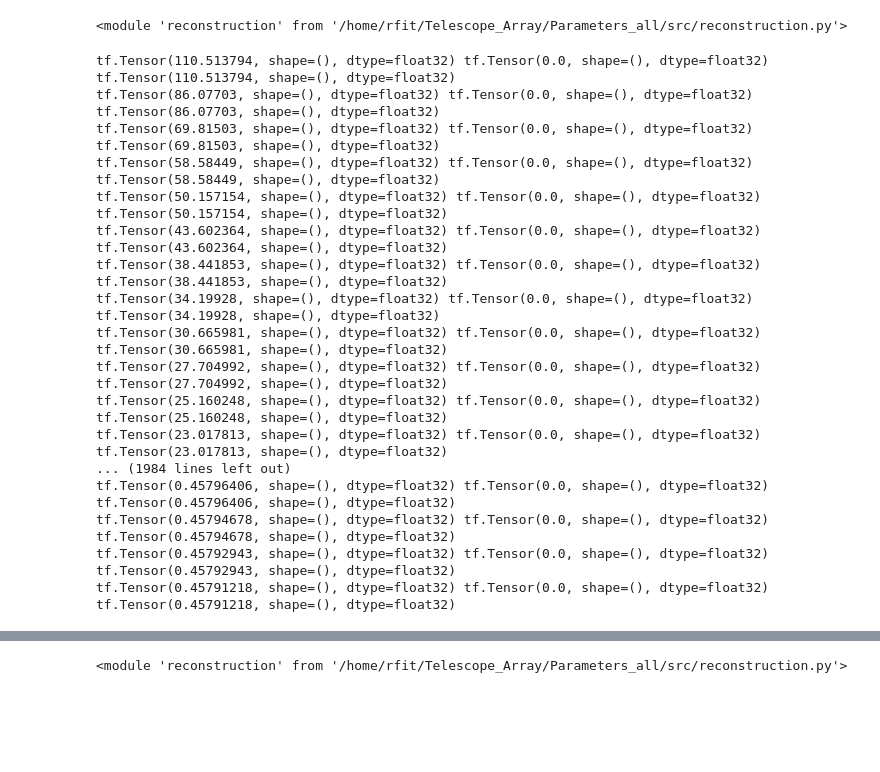
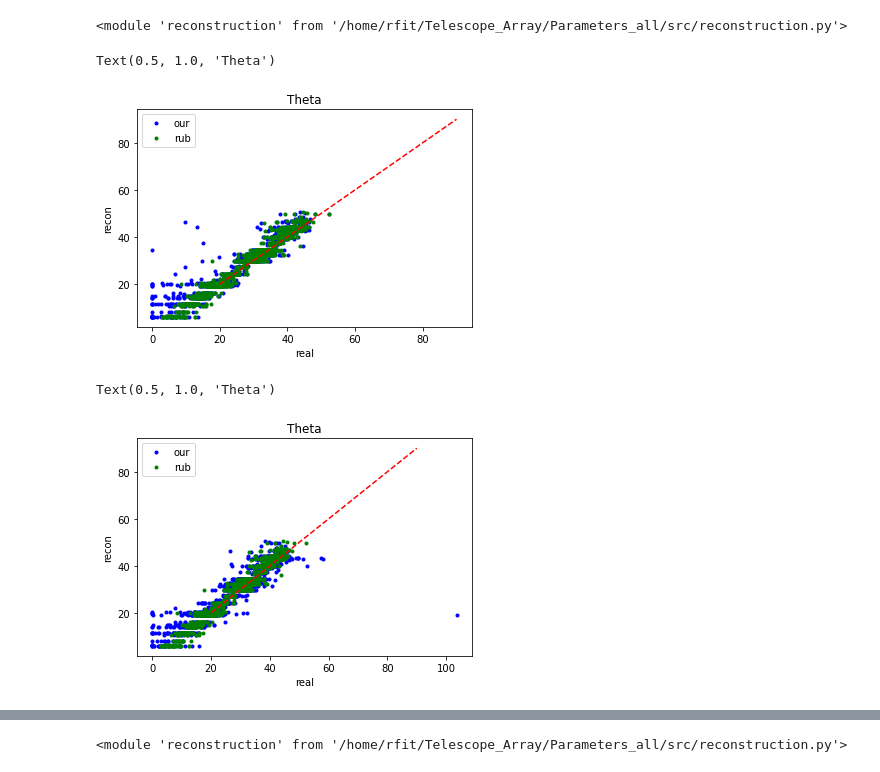
Before and after one commit to fitagdinov/Telescope_Array, a Jupyter notebook: Parameters_all/Notebooks/main_parameters.ipynb, the cells around one changed output, grey strips where cells are left out. Cells and saved outputs as stored; diff of their text form; code cells hidden in the pictures; blank space fills up the shorter version.

```diff
--- a/Parameters_all/Notebooks/main_parameters.ipynb
+++ b/Parameters_all/Notebooks/main_parameters.ipynb
@@ -146,31 +146,55 @@ learning_rate_fn = tf.keras.optimizers.schedules.PiecewiseConstantDecay(
     boundaries, values)
 # %%
 #old mask
+boundaries = [300]
+values = [ 0.001,  0.001/5]
+learning_rate_fn = tf.keras.optimizers.schedules.PiecewiseConstantDecay(
+    boundaries, values)
 imp.reload(reco)
-chi_list, params_list = reco.optimization_2(data,iterats=2000,num=None,
+chi_list, params_list = reco.optimization_2(data,iterats=500,num=None,
                                           detectors_rub=detectors_rub,
                                           add_mask = dt_bunlde_mask,
                                           use_L = False,
                                           use_core =False,
 #                                           S800_rub=S800,
                                           optim_name="SGD",l_r =learning_rate_fn,
 #                                           use_L3=False,
+                                            find_core=False,
                                          )
+plt.plot(tf.math.abs(params_list[-1,:,1]*180/3.1415),theta[:,0]*180/3.1415,'b.',label='our')
+plt.plot(recos[:,0],theta[:,0]*180/3.1415,'g.',label='rub')
+plt.plot([20,90],[20,90],'r--')
+plt.legend()
+plt.xlabel('real')
+plt.ylabel('recon')
+plt.title('Theta')
 # %% [output]
-tf.Tensor(110.513794, shape=(), dtype=float32) tf.Tensor(0.0, shape=(), dtype=float32) tf.Tensor(110.513794, shape=(), dtype=float32)
-tf.Tensor(86.07703, shape=(), dtype=float32) tf.Tensor(0.0, shape=(), dtype=float32) tf.Tensor(86.07703, shape=(), dtype=float32)
-tf.Tensor(69.81503, shape=(), dtype=float32) tf.Tensor(0.0, shape=(), dtype=float32) tf.Tensor(69.81503, shape=(), dtype=float32)
-tf.Tensor(58.58449, shape=(), dtype=float32) tf.Tensor(0.0, shape=(), dtype=float32) tf.Tensor(58.58449, shape=(), dtype=float32)
-tf.Tensor(50.157154, shape=(), dtype=float32) tf.Tensor(0.0, shape=(), dtype=float32) tf.Tensor(50.157154, shape=(), dtype=float32)
-tf.Tensor(43.602364, shape=(), dtype=float32) tf.Tensor(0.0, shape=(), dtype=float32) tf.Tensor(43.602364, shape=(), dtype=float32)
-tf.Tensor(38.441853, shape=(), dtype=float32) tf.Tensor(0.0, shape=(), dtype=float32) tf.Tensor(38.441853, shape=(), dtype=float32)
-tf.Tensor(34.19928, shape=(), dtype=float32) tf.Tensor(0.0, shape=(), dtype=float32) tf.Tensor(34.19928, shape=(), dtype=float32)
-tf.Tensor(30.665981, shape=(), dtype=float32) tf.Tensor(0.0, shape=(), dtype=float32) tf.Tensor(30.665981, shape=(), dtype=float32)
-tf.Tensor(27.704992, shape=(), dtype=float32) tf.Tensor(0.0, shape=(), dtype=float32) tf.Tensor(27.704992, shape=(), dtype=float32)
-tf.Tensor(25.160248, shape=(), dtype=float32) tf.Tensor(0.0, shape=(), dtype=float32) tf.Tensor(25.160248, shape=(), dtype=float32)
-tf.Tensor(23.017813, shape=(), dtype=float32) tf.Tensor(0.0, shape=(), dtype=float32) tf.Tensor(23.017813, shape=(), dtype=float32)
-... (1984 lines left out)
-tf.Tensor(0.45796406, shape=(), dtype=float32) tf.Tensor(0.0, shape=(), dtype=float32) tf.Tensor(0.45796406, shape=(), dtype=float32)
-tf.Tensor(0.45794678, shape=(), dtype=float32) tf.Tensor(0.0, shape=(), dtype=float32) tf.Tensor(0.45794678, shape=(), dtype=float32)
-tf.Tensor(0.45792943, shape=(), dtype=float32) tf.Tensor(0.0, shape=(), dtype=float32) tf.Tensor(0.45792943, shape=(), dtype=float32)
-tf.Tensor(0.45791218, shape=(), dtype=float32) tf.Tensor(0.0, shape=(), dtype=float32) tf.Tensor(0.45791218, shape=(), dtype=float32)
+Text(0.5, 1.0, 'Theta')
+[figure, added]
+# %%
+#old mask
+boundaries = [300]
+values = [ 0.001,  0.001/5]
+learning_rate_fn = tf.keras.optimizers.schedules.PiecewiseConstantDecay(
+    boundaries, values)
+imp.reload(reco)
+chi_list, params_list = reco.optimization_2(data,iterats=500,num=None,
+                                          detectors_rub=detectors_rub,
+                                          add_mask = dt_bunlde_mask,
+                                          use_L = False,
+                                          use_core =False,
+#                                           S800_rub=S800,
+                                          optim_name="SGD",l_r =learning_rate_fn,
+#                                           use_L3=False,
+                                            find_core=True,
+                                         )
+plt.plot(tf.math.abs(params_list[-1,:,1]*180/3.1415),theta[:,0]*180/3.1415,'b.',label='our')
+plt.plot(recos[:,0],theta[:,0]*180/3.1415,'g.',label='rub')
+plt.plot([20,90],[20,90],'r--')
+plt.legend()
+plt.xlabel('real')
+plt.ylabel('recon')
+plt.title('Theta')
+# %% [output]
+Text(0.5, 1.0, 'Theta')
+[figure, added]
```
Also changed, not shown: parts of 26 cells of this notebook, 2 other files.
